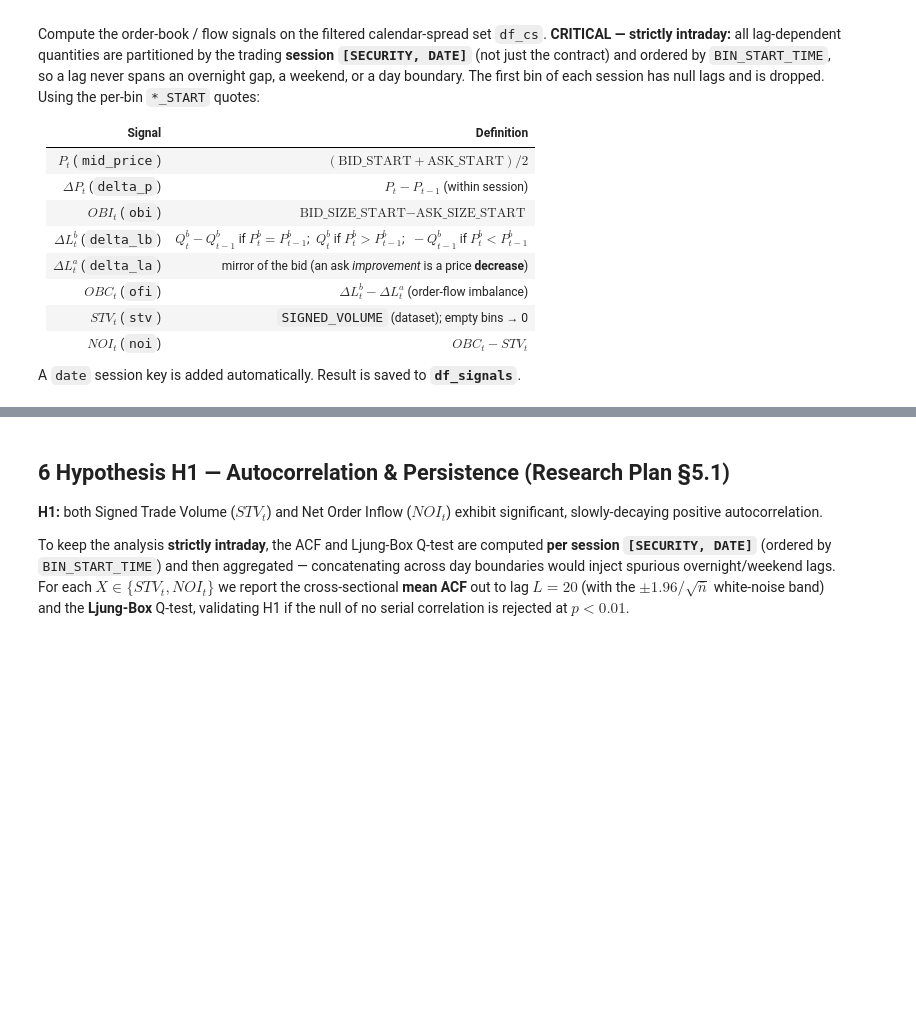
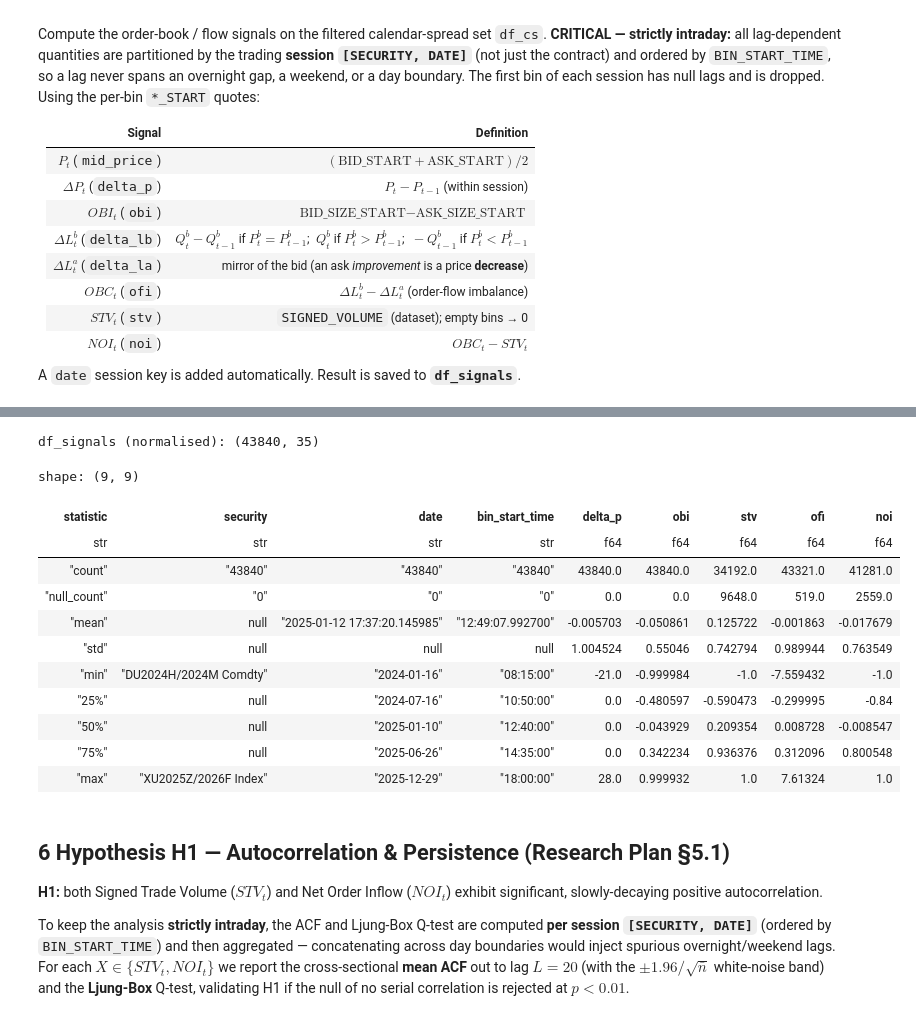
Before and after one commit to qe-internship-wjw/ip1, a Jupyter notebook: notebooks/01_ob_signals_calendar_spread.ipynb, the cells around one changed output, grey strips where cells are left out. Drawn from its saved outputs; the diff is of its cells as text; code cells hidden in the pictures; blank space fills up the shorter version.

```diff
--- a/notebooks/01_ob_signals_calendar_spread.ipynb
+++ b/notebooks/01_ob_signals_calendar_spread.ipynb
@@ -299,6 +299,70 @@ shape: (5, 11)
 | "DU2024H/2024M Comdty" | 2024-02-22 | 08:25:00 | -0.5475 | 0.0 | -81.0 | -928.0 | 0.0 | -928.0 | 0 | -928.0 |
 | "DU2024H/2024M Comdty" | 2024-02-22 | 08:30:00 | -0.5475 | 0.0 | -81.0 | 0.0 | 0.0 | 0.0 | 0 | 0.0 |
 | "DU2024H/2024M Comdty" | 2024-02-22 | 08:35:00 | -0.5475 | 0.0 | -81.0 | 0.0 | 0.0 | 0.0 | 0 | 0.0 |
+# %%
+# --- 5b  Normalise signals --------------------------------------------------------
+# Normalised values overwrite the raw columns so downstream sections (H1, H2, H3)
+# use normalised signals automatically.
+#
+# All five expressions are evaluated against the INPUT state of df_signals in the
+# final with_columns call — Polars never sees intermediate results within the same
+# call.  This means pl.col('ofi') in the NOI denominator is the PRE-Z-SCORE raw OFI.
+#
+# fill_nan(None) converts floating-point 0/0 = NaN to null for inactive bins rather
+# than propagating NaN into the regression.
+
+ROLL_WIN = 60   # rolling-window length for OFI z-score (bins, within each session)
+SESSION  = ['security', 'date']
+
+# 1. Tick size per BBG_CODE: minimum strictly-positive |delta_p|.
+tick_sizes = (
+    df_signals
+    .filter(pl.col('delta_p').abs() > 10e-6)  # filter out zero and near-zero price changes to avoid noise/tick size confusion)
+    .group_by('bbg_code')
+    .agg(_tick=pl.col('delta_p').abs().min())
+)
+df_signals = df_signals.join(tick_sizes, on='bbg_code', how='left')
+
+# Pre-compute rolling OFI mean and std within each session.
+# df_signals is already sorted by [security, date, bin_start_time].
+df_signals = df_signals.with_columns(
+    _ofi_mu=pl.col('ofi').rolling_mean(window_size=ROLL_WIN, min_samples=2).over(SESSION),
+    _ofi_sd=pl.col('ofi').rolling_std(window_size=ROLL_WIN, min_samples=2).over(SESSION),
+)
+
+# Apply all five normalisations in a single pass.
+_vol = pl.col('volume').cast(pl.Float64)
+
+df_signals = df_signals.with_columns(
+    # 1. delta_p in ticks (per-BBG_CODE tick size).
+    delta_p=(pl.col('delta_p') / pl.col('_tick')).fill_nan(None),
+    # 2. OBI as fraction of total quoted size at the touch.
+    obi=(pl.col('obi') / (pl.col('bid_size_start') + pl.col('ask_size_start'))).fill_nan(None),
+    # 3. STV as fraction of unsigned volume.
+    stv=(pl.col('stv').cast(pl.Float64) / _vol).fill_nan(None),
+    # 4. OFI as rolling z-score within session.
+    ofi=((pl.col('ofi') - pl.col('_ofi_mu')) / pl.col('_ofi_sd')).fill_nan(None),
+    # 5. NOI normalised by (unsigned volume + raw |OFI|).
+    #    pl.col('ofi') below reads the ORIGINAL raw OFI (input state of this with_columns).
+    noi=(pl.col('noi') / (_vol + pl.col('ofi').abs())).fill_nan(None),
+).drop(['_tick', '_ofi_mu', '_ofi_sd'])
+
+print(f'df_signals (normalised): {df_signals.shape}')
+df_signals.select('security', 'date', 'bin_start_time', 'delta_p', 'obi', 'stv', 'ofi', 'noi').describe()
+# %% [output]
+df_signals (normalised): (43840, 35)
+shape: (9, 9)
+| statistic | security | date | bin_start_time | delta_p | obi | stv | ofi | noi |
+| str | str | str | str | f64 | f64 | f64 | f64 | f64 |
+| "count" | "43840" | "43840" | "43840" | 43840.0 | 43840.0 | 34192.0 | 43321.0 | 41281.0 |
+| "null_count" | "0" | "0" | "0" | 0.0 | 0.0 | 9648.0 | 519.0 | 2559.0 |
+| "mean" | null | "2025-01-12 17:37:20.145985" | "12:49:07.992700" | -0.005703 | -0.050861 | 0.125722 | -0.001863 | -0.017679 |
+| "std" | null | null | null | 1.004524 | 0.55046 | 0.742794 | 0.989944 | 0.763549 |
+| "min" | "DU2024H/2024M Comdty" | "2024-01-16" | "08:15:00" | -21.0 | -0.999984 | -1.0 | -7.559432 | -1.0 |
+| "25%" | null | "2024-07-16" | "10:50:00" | 0.0 | -0.480597 | -0.590473 | -0.299995 | -0.84 |
+| "50%" | null | "2025-01-10" | "12:40:00" | 0.0 | -0.043929 | 0.209354 | 0.008728 | -0.008547 |
+| "75%" | null | "2025-06-26" | "14:35:00" | 0.0 | 0.342234 | 0.936376 | 0.312096 | 0.800548 |
+| "max" | "XU2025Z/2026F Index" | "2025-12-29" | "18:00:00" | 28.0 | 0.999932 | 1.0 | 7.61324 | 1.0 |
 # %% [markdown]
 ## 6  Hypothesis H1 — Autocorrelation & Persistence (Research Plan §5.1)
 
```
Also changed, not shown: parts of 10 cells of this notebook, 2 other files.
